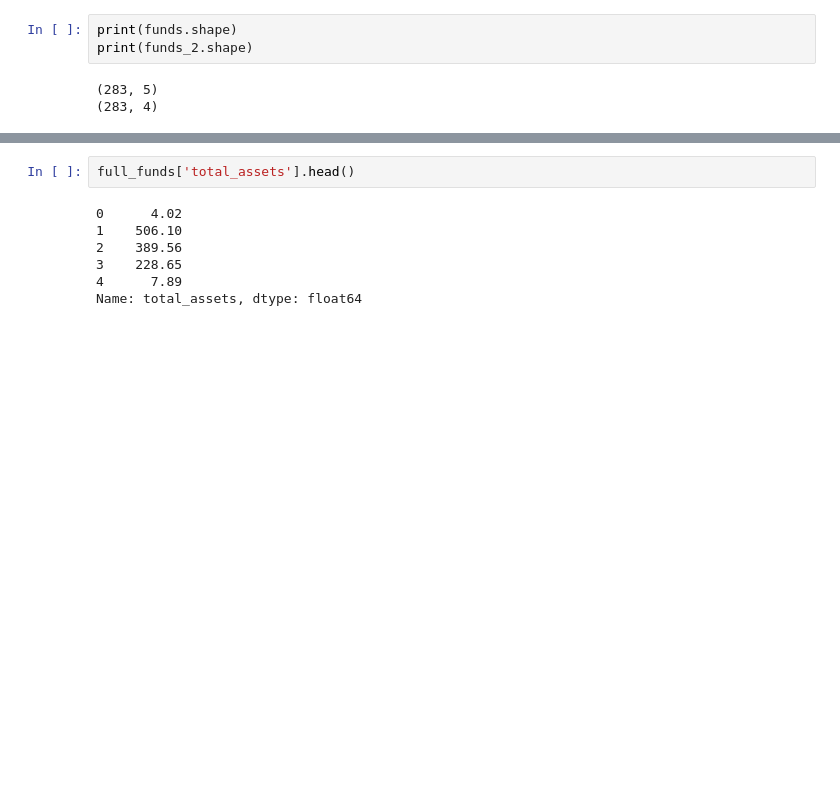
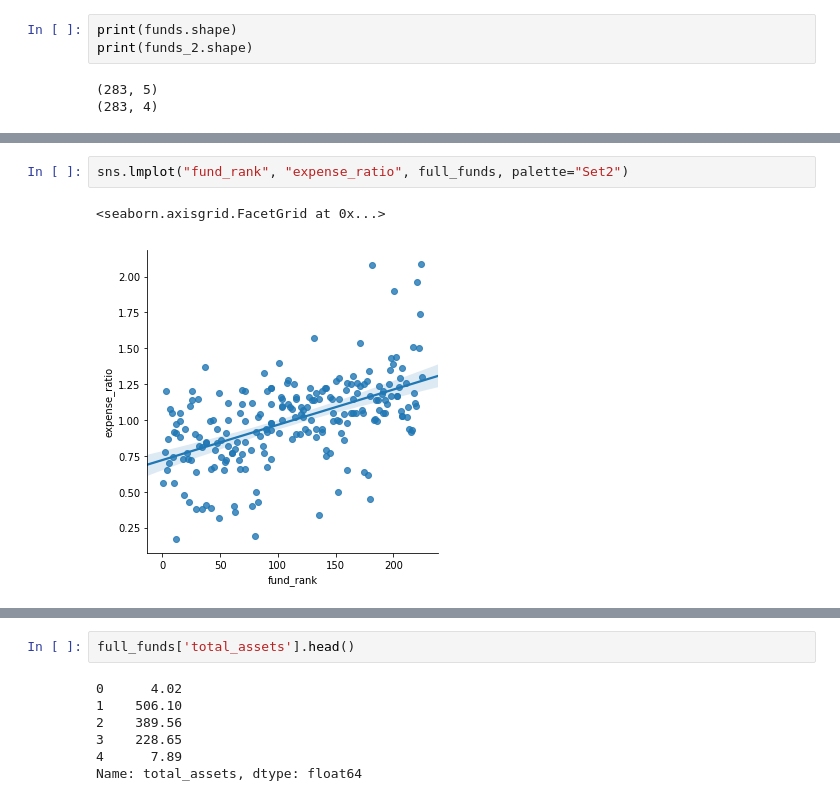
Before and after one commit to Luke-Gray/us_news_rankings_expense_ratio, a Jupyter notebook: final_join_usnews.ipynb, the cells around one changed output, grey strips where cells are left out. Cells and saved outputs as stored; diff of their text form; blank space fills up the shorter version.

```diff
--- a/final_join_usnews.ipynb
+++ b/final_join_usnews.ipynb
@@ -258,3 +290,8 @@ full_funds.plot.scatter('fund_rank', 'expense_ratio')
+# %%
+sns.lmplot("fund_rank", "expense_ratio", full_funds, palette="Set2")
+# %% [output]
+<seaborn.axisgrid.FacetGrid at 0x...>
+[figure, added]
 # %%
 full_funds['total_assets'] = full_funds['total_assets'].str.replace('$','').str.replace('B','').str.replace('M','').astype(float)
 full_funds['total_assets'].head()
```
Also changed, not shown: parts of 20 cells of this notebook, 1 other file.
